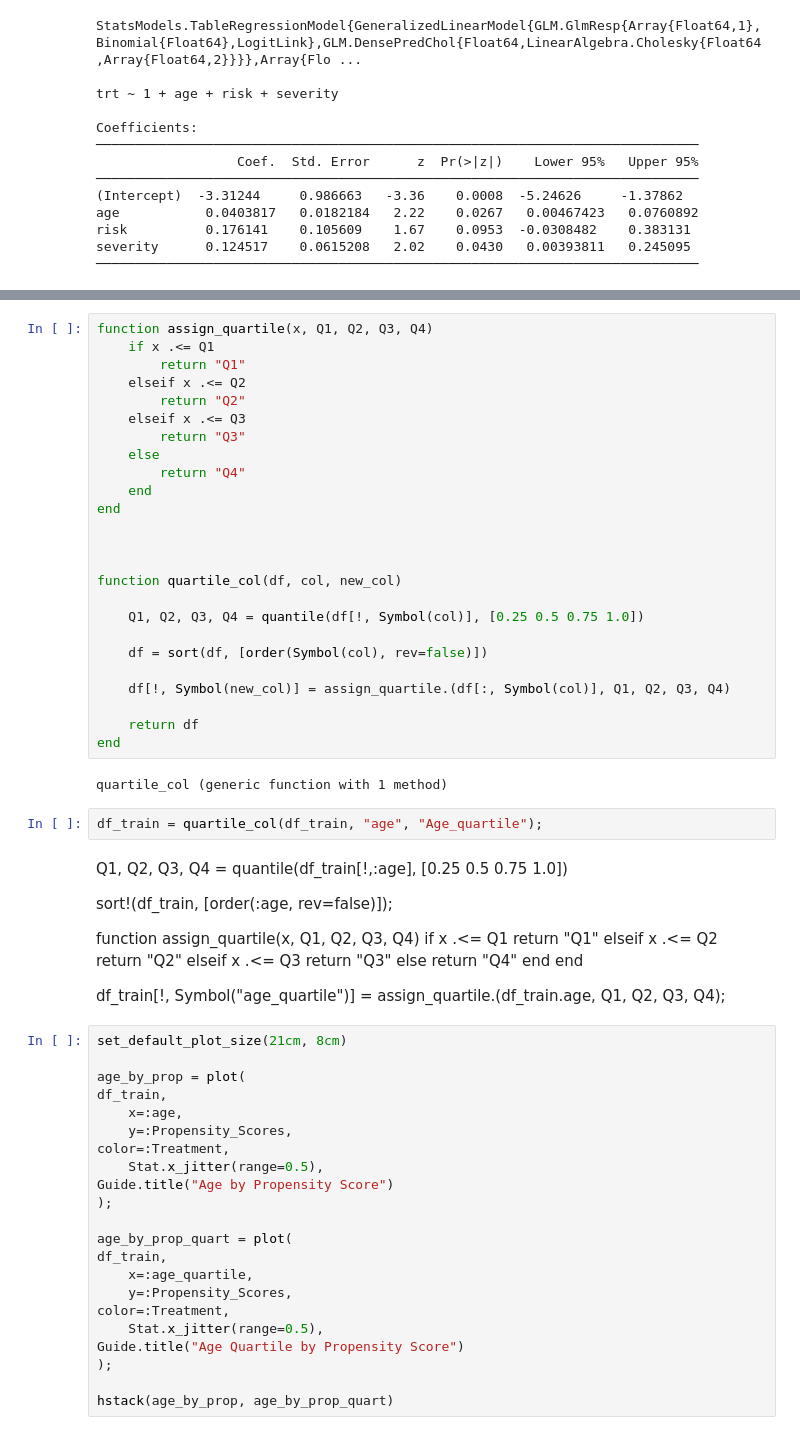
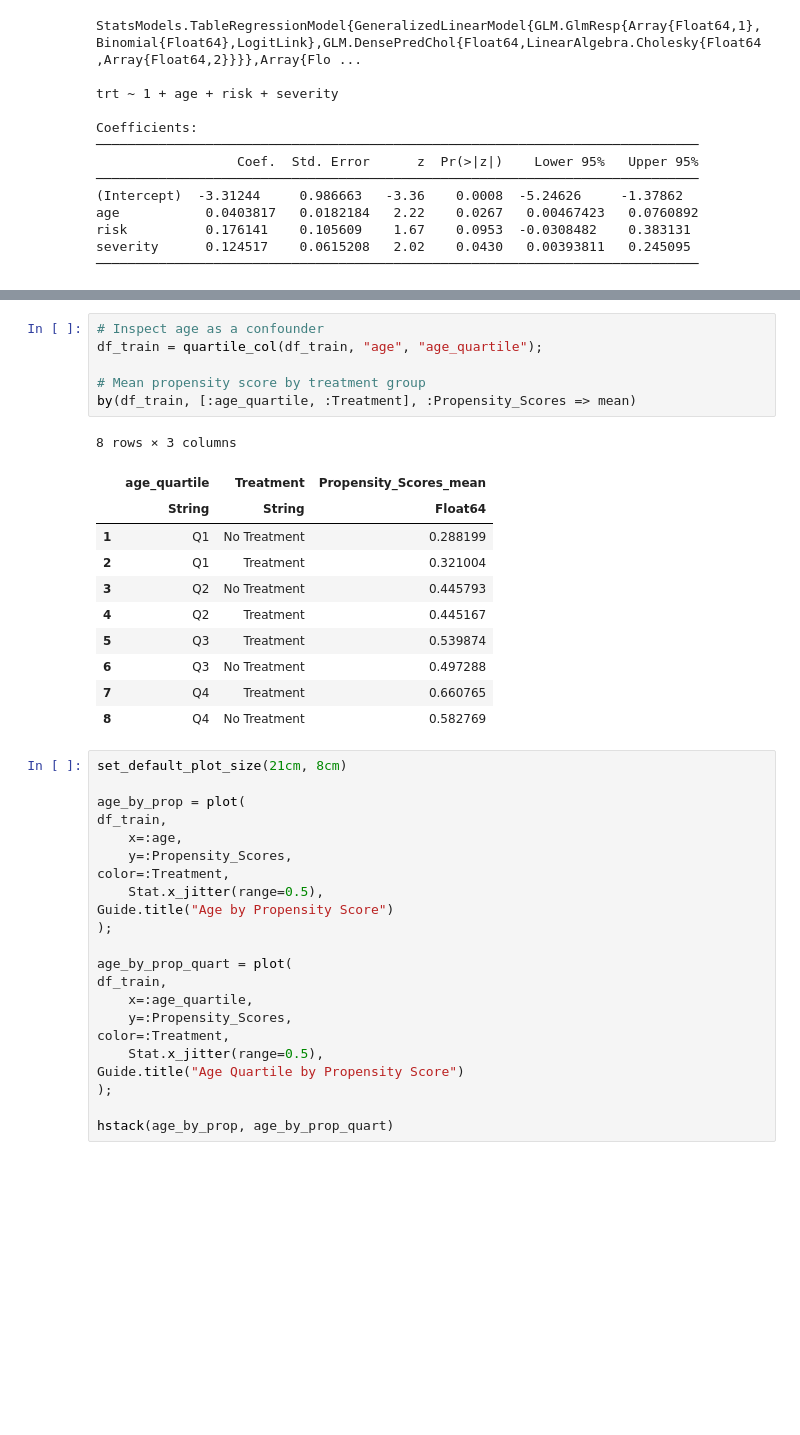
Before and after one commit to pkmklong/propensity, a Jupyter notebook: Propensity/builderbooks/development.ipynb, the cells around one changed output, grey strips where cells are left out. Saved outputs shown, nothing was run; the diff lists cells and outputs as text; blank space fills up the shorter version.

```diff
--- a/Propensity/builderbooks/development.ipynb
+++ b/Propensity/builderbooks/development.ipynb
@@ -139,50 +159,21 @@ Plot(...)
-# %%
-function assign_quartile(x, Q1, Q2, Q3, Q4)
-    if x .<= Q1
-        return "Q1"
-    elseif x .<= Q2
-        return "Q2"
-    elseif x .<= Q3
-        return "Q3"
-    else
-        return "Q4"
-    end
-end
-
-
-
-function quartile_col(df, col, new_col)
-
-    Q1, Q2, Q3, Q4 = quantile(df[!, Symbol(col)], [0.25 0.5 0.75 1.0])
-
-    df = sort(df, [order(Symbol(col), rev=false)])
-
-    df[!, Symbol(new_col)] = assign_quartile.(df[:, Symbol(col)], Q1, Q2, Q3, Q4)
-
-    return df
-end
-# %% [output]
-quartile_col (generic function with 1 method)
-# %%
-df_train = quartile_col(df_train, "age", "Age_quartile");
-# %% [markdown]
-Q1, Q2, Q3, Q4 =  quantile(df_train[!,:age], [0.25 0.5 0.75 1.0])
-
-sort!(df_train, [order(:age, rev=false)]);
-
-function assign_quartile(x, Q1, Q2, Q3, Q4)
-    if x .<= Q1
-        return "Q1"
-    elseif x .<= Q2
-        return "Q2"
-    elseif x .<= Q3
-        return "Q3"
-    else
-        return "Q4"
-    end
-end
-
-df_train[!, Symbol("age_quartile")] = assign_quartile.(df_train.age, Q1, Q2, Q3, Q4);
+# %%
+# Inspect age as a confounder
+df_train = quartile_col(df_train, "age", "age_quartile");
+
+# Mean propensity score by treatment group
+by(df_train, [:age_quartile, :Treatment], :Propensity_Scores => mean)
+# %% [output]
+8 rows × 3 columns
+|  | age_quartile | Treatment | Propensity_Scores_mean |
+|  | String | String | Float64 |
+| 1 | Q1 | No Treatment | 0.288199 |
+| 2 | Q1 | Treatment | 0.321004 |
+| 3 | Q2 | No Treatment | 0.445793 |
+| 4 | Q2 | Treatment | 0.445167 |
+| 5 | Q3 | Treatment | 0.539874 |
+| 6 | Q3 | No Treatment | 0.497288 |
+| 7 | Q4 | Treatment | 0.660765 |
+| 8 | Q4 | No Treatment | 0.582769 |
 # %%
 set_default_plot_size(21cm, 8cm)
 
```
Also changed, not shown: parts of 9 cells of this notebook.
